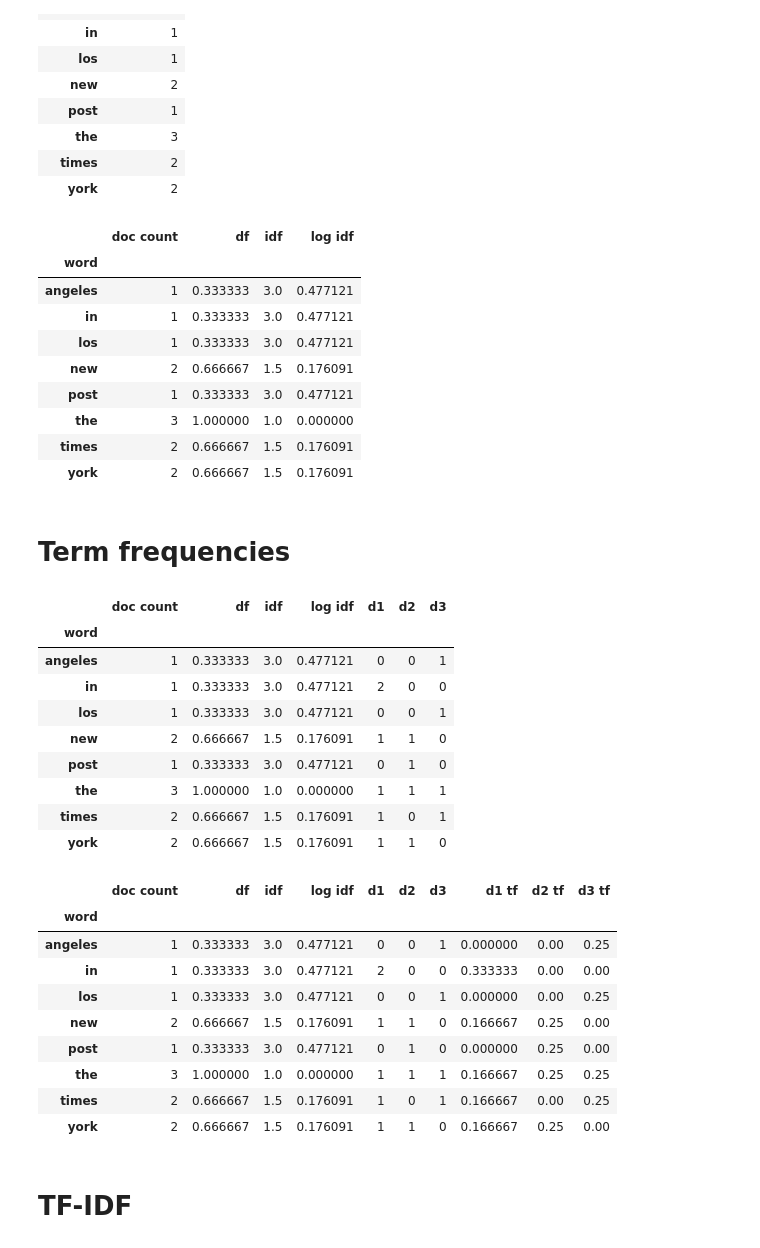
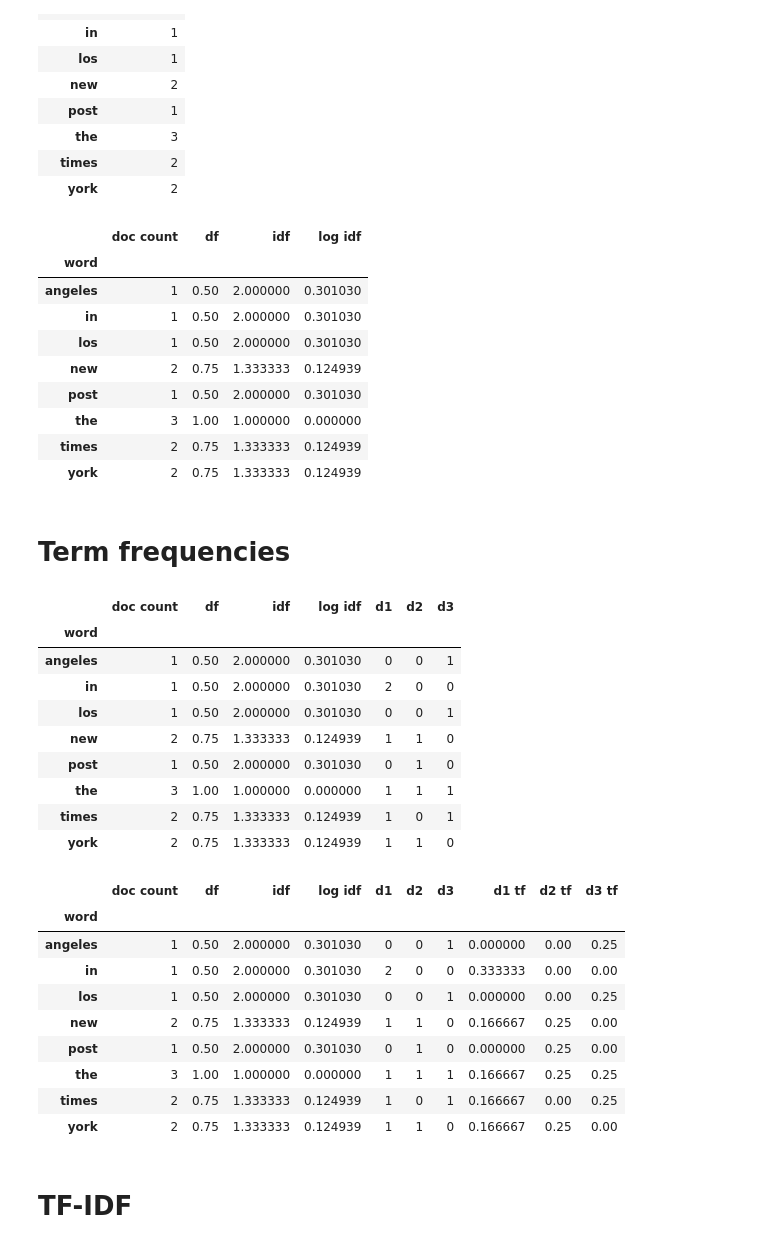
Before and after one commit to parrt/msds692, a Jupyter notebook: notes/tfidf.ipynb, the cells around one changed output. Drawn from its saved outputs; the diff is of its cells as text; code cells hidden in the pictures.

```diff
--- a/notes/tfidf.ipynb
+++ b/notes/tfidf.ipynb
@@ -11,6 +11,7 @@ d3 = "the los angeles times"
 
 docstrs = [d1,d2,d3]
 docs = [s.split() for s in docstrs]
+N = len(docs)
 docs
 # %% [output]
 [['in', 'the', 'new', 'york', 'times', 'in'],
@@ -88,21 +81,22 @@ df
 | times | 2 |
 | york | 2 |
 # %%
-df['df'] = df['doc count'] / len(docs)
+df['df'] = (df['doc count']+1) / (N+1)  # plus 1 for "additive smoothing"
+#df['df'] = df['doc count'] / N          # use this one for no smoothing
 df['idf'] = 1 / df['df']
 df['log idf'] = np.log10(df['idf'])
 df
 # %% [output]
 |  | doc count | df | idf | log idf |
 | word |  |  |  |  |
-| angeles | 1 | 0.333333 | 3.0 | 0.477121 |
-| in | 1 | 0.333333 | 3.0 | 0.477121 |
-| los | 1 | 0.333333 | 3.0 | 0.477121 |
-| new | 2 | 0.666667 | 1.5 | 0.176091 |
-| post | 1 | 0.333333 | 3.0 | 0.477121 |
-| the | 3 | 1.000000 | 1.0 | 0.000000 |
-| times | 2 | 0.666667 | 1.5 | 0.176091 |
-| york | 2 | 0.666667 | 1.5 | 0.176091 |
+| angeles | 1 | 0.50 | 2.000000 | 0.301030 |
+| in | 1 | 0.50 | 2.000000 | 0.301030 |
+| los | 1 | 0.50 | 2.000000 | 0.301030 |
+| new | 2 | 0.75 | 1.333333 | 0.124939 |
+| post | 1 | 0.50 | 2.000000 | 0.301030 |
+| the | 3 | 1.00 | 1.000000 | 0.000000 |
+| times | 2 | 0.75 | 1.333333 | 0.124939 |
+| york | 2 | 0.75 | 1.333333 | 0.124939 |
 # %% [markdown]
 # Term frequencies
 # %%
@@ -111,14 +105,14 @@ tfidf
 # %% [output]
 |  | doc count | df | idf | log idf | d1 | d2 | d3 |
 | word |  |  |  |  |  |  |  |
-| angeles | 1 | 0.333333 | 3.0 | 0.477121 | 0 | 0 | 1 |
-| in | 1 | 0.333333 | 3.0 | 0.477121 | 2 | 0 | 0 |
-| los | 1 | 0.333333 | 3.0 | 0.477121 | 0 | 0 | 1 |
-| new | 2 | 0.666667 | 1.5 | 0.176091 | 1 | 1 | 0 |
-| post | 1 | 0.333333 | 3.0 | 0.477121 | 0 | 1 | 0 |
-| the | 3 | 1.000000 | 1.0 | 0.000000 | 1 | 1 | 1 |
-| times | 2 | 0.666667 | 1.5 | 0.176091 | 1 | 0 | 1 |
-| york | 2 | 0.666667 | 1.5 | 0.176091 | 1 | 1 | 0 |
+| angeles | 1 | 0.50 | 2.000000 | 0.301030 | 0 | 0 | 1 |
+| in | 1 | 0.50 | 2.000000 | 0.301030 | 2 | 0 | 0 |
+| los | 1 | 0.50 | 2.000000 | 0.301030 | 0 | 0 | 1 |
+| new | 2 | 0.75 | 1.333333 | 0.124939 | 1 | 1 | 0 |
+| post | 1 | 0.50 | 2.000000 | 0.301030 | 0 | 1 | 0 |
+| the | 3 | 1.00 | 1.000000 | 0.000000 | 1 | 1 | 1 |
+| times | 2 | 0.75 | 1.333333 | 0.124939 | 1 | 0 | 1 |
+| york | 2 | 0.75 | 1.333333 | 0.124939 | 1 | 1 | 0 |
 # %%
 tfidf['d1 tf'] = tfidf['d1'] / len(docs[0])
 tfidf['d2 tf'] = tfidf['d2'] / len(docs[1])
@@ -127,14 +121,14 @@ tfidf
 # %% [output]
 |  | doc count | df | idf | log idf | d1 | d2 | d3 | d1 tf | d2 tf | d3 tf |
 | word |  |  |  |  |  |  |  |  |  |  |
-| angeles | 1 | 0.333333 | 3.0 | 0.477121 | 0 | 0 | 1 | 0.000000 | 0.00 | 0.25 |
-| in | 1 | 0.333333 | 3.0 | 0.477121 | 2 | 0 | 0 | 0.333333 | 0.00 | 0.00 |
-| los | 1 | 0.333333 | 3.0 | 0.477121 | 0 | 0 | 1 | 0.000000 | 0.00 | 0.25 |
-| new | 2 | 0.666667 | 1.5 | 0.176091 | 1 | 1 | 0 | 0.166667 | 0.25 | 0.00 |
-| post | 1 | 0.333333 | 3.0 | 0.477121 | 0 | 1 | 0 | 0.000000 | 0.25 | 0.00 |
-| the | 3 | 1.000000 | 1.0 | 0.000000 | 1 | 1 | 1 | 0.166667 | 0.25 | 0.25 |
-| times | 2 | 0.666667 | 1.5 | 0.176091 | 1 | 0 | 1 | 0.166667 | 0.00 | 0.25 |
-| york | 2 | 0.666667 | 1.5 | 0.176091 | 1 | 1 | 0 | 0.166667 | 0.25 | 0.00 |
+| angeles | 1 | 0.50 | 2.000000 | 0.301030 | 0 | 0 | 1 | 0.000000 | 0.00 | 0.25 |
+| in | 1 | 0.50 | 2.000000 | 0.301030 | 2 | 0 | 0 | 0.333333 | 0.00 | 0.00 |
+| los | 1 | 0.50 | 2.000000 | 0.301030 | 0 | 0 | 1 | 0.000000 | 0.00 | 0.25 |
+| new | 2 | 0.75 | 1.333333 | 0.124939 | 1 | 1 | 0 | 0.166667 | 0.25 | 0.00 |
+| post | 1 | 0.50 | 2.000000 | 0.301030 | 0 | 1 | 0 | 0.000000 | 0.25 | 0.00 |
+| the | 3 | 1.00 | 1.000000 | 0.000000 | 1 | 1 | 1 | 0.166667 | 0.25 | 0.25 |
+| times | 2 | 0.75 | 1.333333 | 0.124939 | 1 | 0 | 1 | 0.166667 | 0.00 | 0.25 |
+| york | 2 | 0.75 | 1.333333 | 0.124939 | 1 | 1 | 0 | 0.166667 | 0.25 | 0.00 |
 # %% [markdown]
 # TF-IDF
 # %%
```
Also changed, not shown: parts of 16 cells of this notebook, 3 other files.
